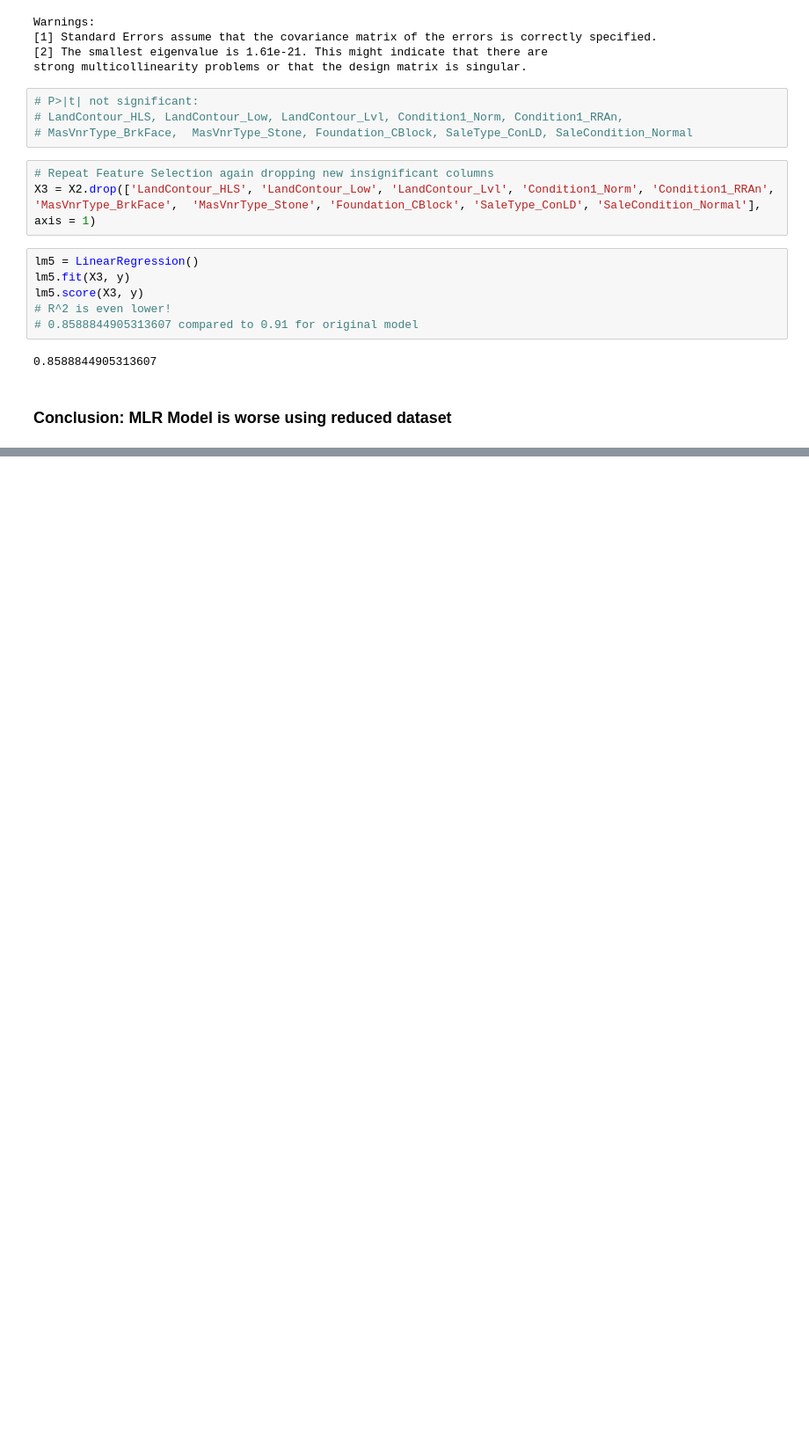
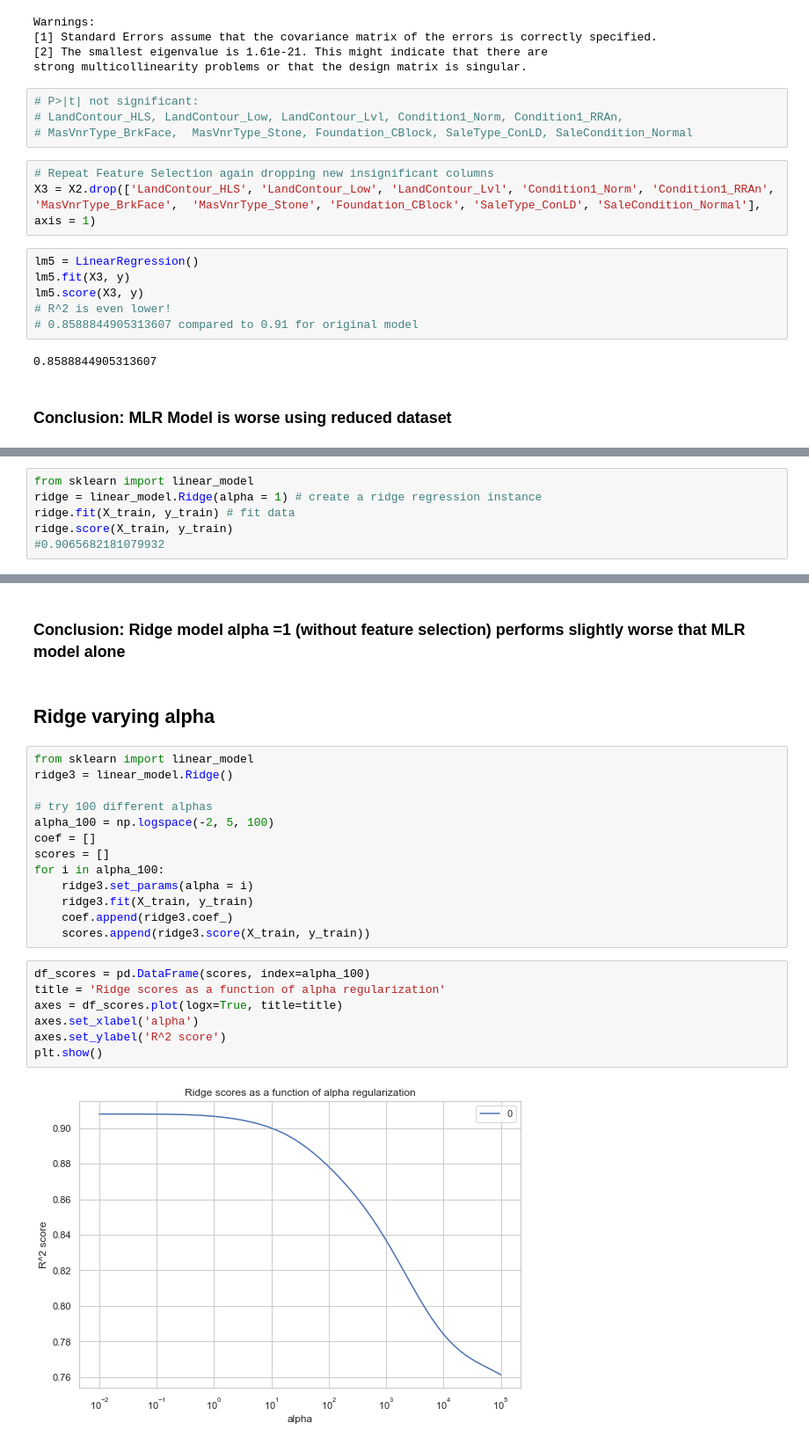
Before and after one commit to mwc201/Housing_Price_Prediction, a Jupyter notebook: ML_Models_RKedit.ipynb, the cells around one changed output, grey strips where cells are left out. Shown at 88% size. Saved outputs shown, nothing was run; the diff lists cells and outputs as text; blank space fills up the shorter version.

Commit message:
RK: exploring feature selection w Ridge, Lasso, EN

```diff
--- a/ML_Models_RKedit.ipynb
+++ b/ML_Models_RKedit.ipynb
@@ -414,0 +417,6 @@ lm5.score(X3, y)
+# %%
+from sklearn import linear_model
+ridge = linear_model.Ridge(alpha = 1) # create a ridge regression instance
+ridge.fit(X_train, y_train) # fit data
+ridge.score(X_train, y_train)
+#0.9065682181079932
@@ -414,0 +456,26 @@ lm5.score(X3, y)
+# %% [markdown]
+### Conclusion: Ridge model alpha =1 (without feature selection) performs slightly worse that MLR model alone
+# %% [markdown]
+## Ridge varying alpha
+# %%
+from sklearn import linear_model
+ridge3 = linear_model.Ridge()
+
+# try 100 different alphas
+alpha_100 = np.logspace(-2, 5, 100)
+coef = []
+scores = []
+for i in alpha_100:
+    ridge3.set_params(alpha = i)
+    ridge3.fit(X_train, y_train)
+    coef.append(ridge3.coef_)
+    scores.append(ridge3.score(X_train, y_train))
+# %%
+df_scores = pd.DataFrame(scores, index=alpha_100)
+title = 'Ridge scores as a function of alpha regularization'
+axes = df_scores.plot(logx=True, title=title)
+axes.set_xlabel('alpha')
+axes.set_ylabel('R^2 score')
+plt.show()
+# %% [output]
+[figure, added]
```
Also changed, not shown: parts of 24 cells of this notebook.
